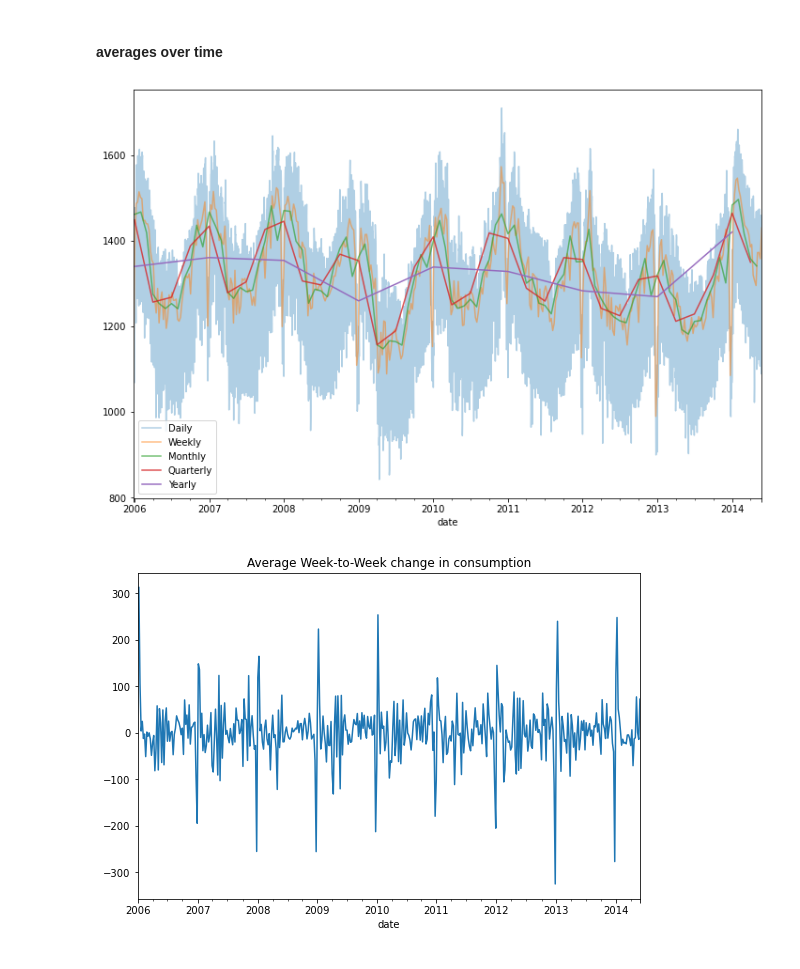
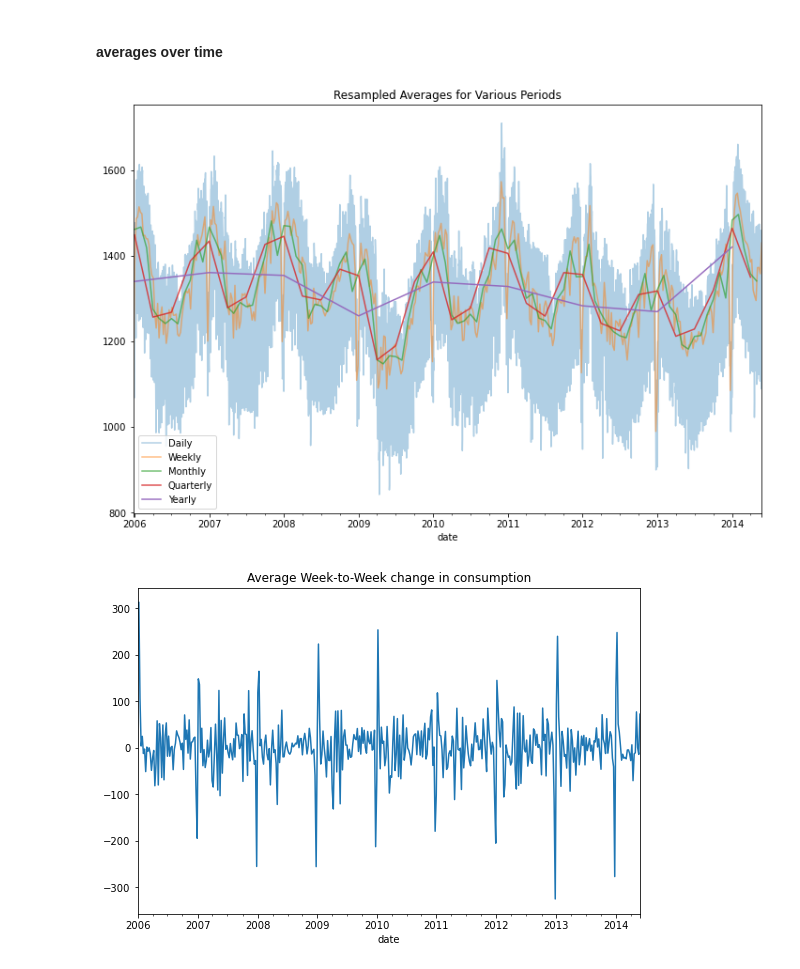
Before and after one commit to bensmith07/time-series-exercises, a Jupyter notebook: explore_notebook.ipynb, the cells around one changed output. Drawn from its saved outputs; the diff is of its cells as text; code cells hidden in the pictures.

```diff
--- a/explore_notebook.ipynb
+++ b/explore_notebook.ipynb
@@ -18,7 +18,7 @@ sales = acquire.sales_data()
 items = acquire.items_data()
 stores = acquire.stores_data()
 df = acquire.combine_heb_data(sales, items, stores)
-df = prepare.prep_heb_data(df)
+df = prepare.prep_store_data(df)
 # %% [output]
 Reading from local CSV...
 Reading from local CSV...
@@ -296,15 +299,19 @@ plt.show()
 #### averages over time
 # %%
 periods = ['D', 'W', 'M','Q', 'Y']
-period_labels = ['Daily', 'Weekly', 'Monthly', 'Quarterly', 'Yearly']
+period_labels = ['Daily', 'Weekly',
+                 'Monthly', 'Quarterly', 'Yearly']
 alpha = .2
 for per, per_label in zip(periods, period_labels):
     alpha += .15
-    train[target].resample(per).mean().plot(alpha=alpha, figsize=(12,8), label=per_label)
+    train[target].resample(per).mean().plot(alpha=alpha,
+                                            figsize=(12,8),
+                                            label=per_label)
+plt.title('Resampled Averages for Various Periods')
 plt.legend()
 plt.show()
 # %% [output]
-[figure, old version]
+[figure, new version]
 # %%
 #### Change from period-to-period
 # %%
```
Also changed, not shown: parts of 3 cells of this notebook, 4 other files.
